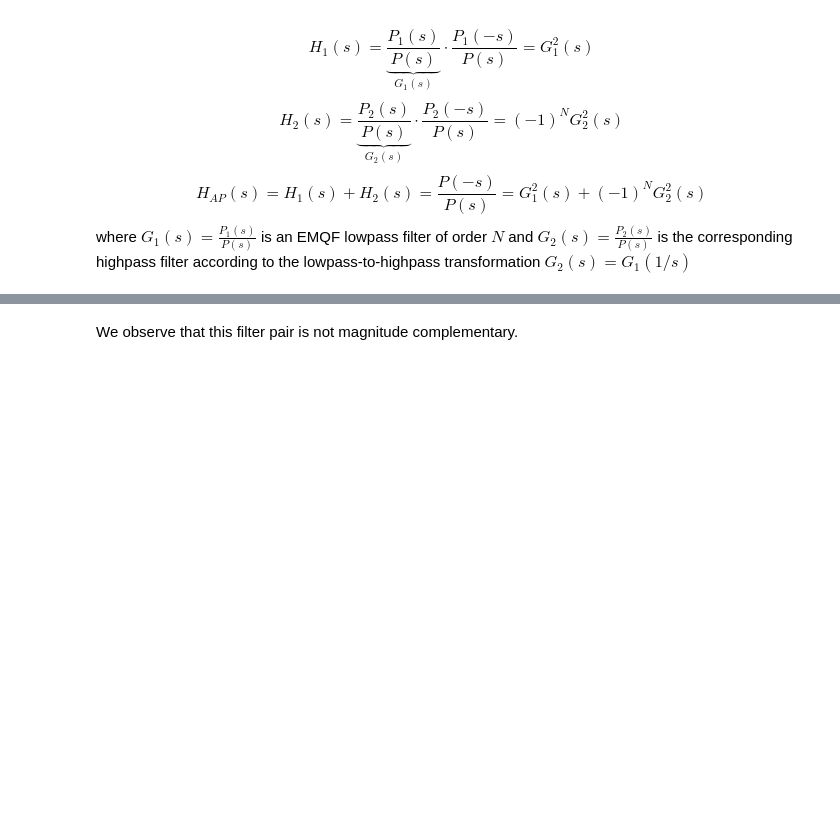
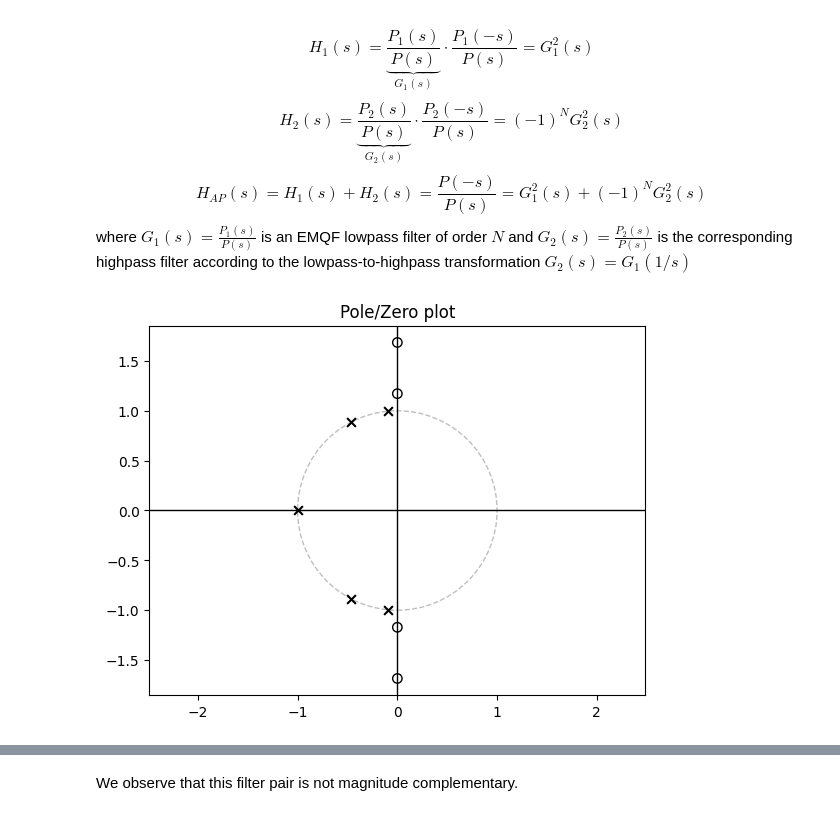
Before and after one commit to raphaelw/filter-design, a Jupyter notebook: examples/linkwitz-riley.ipynb, the cells around one changed output, grey strips where cells are left out. Saved outputs shown, nothing was run; the diff lists cells and outputs as text; code cells hidden in the pictures; blank space fills up the shorter version.

```diff
--- a/examples/linkwitz-riley.ipynb
+++ b/examples/linkwitz-riley.ipynb
@@ -30,5 +32,8 @@ $$
 where $G_1(s) = \frac{P_1(s)}{P(s)}$ is an EMQF lowpass filter of order $N$ and $G_2(s) = \frac{P_2(s)}{P(s)}$ is the corresponding highpass filter according to the lowpass-to-highpass transformation $G_2(s) = G_1(1/s)$
 # %%
 G_1 = emqf.emqfap(order, stopband_attenuation, f3db=True)
+filterplot.pole_zero_plot(G_1, unitcircle=True)
+# %% [output]
+[figure, added]
 # %%
 G_2 = signal.lp2hp_zpk(G_1[0], G_1[1], G_1[2], wo=1.0) # at w_0 is the -3dB frequency
```
Also changed, not shown: parts of 6 cells of this notebook.
